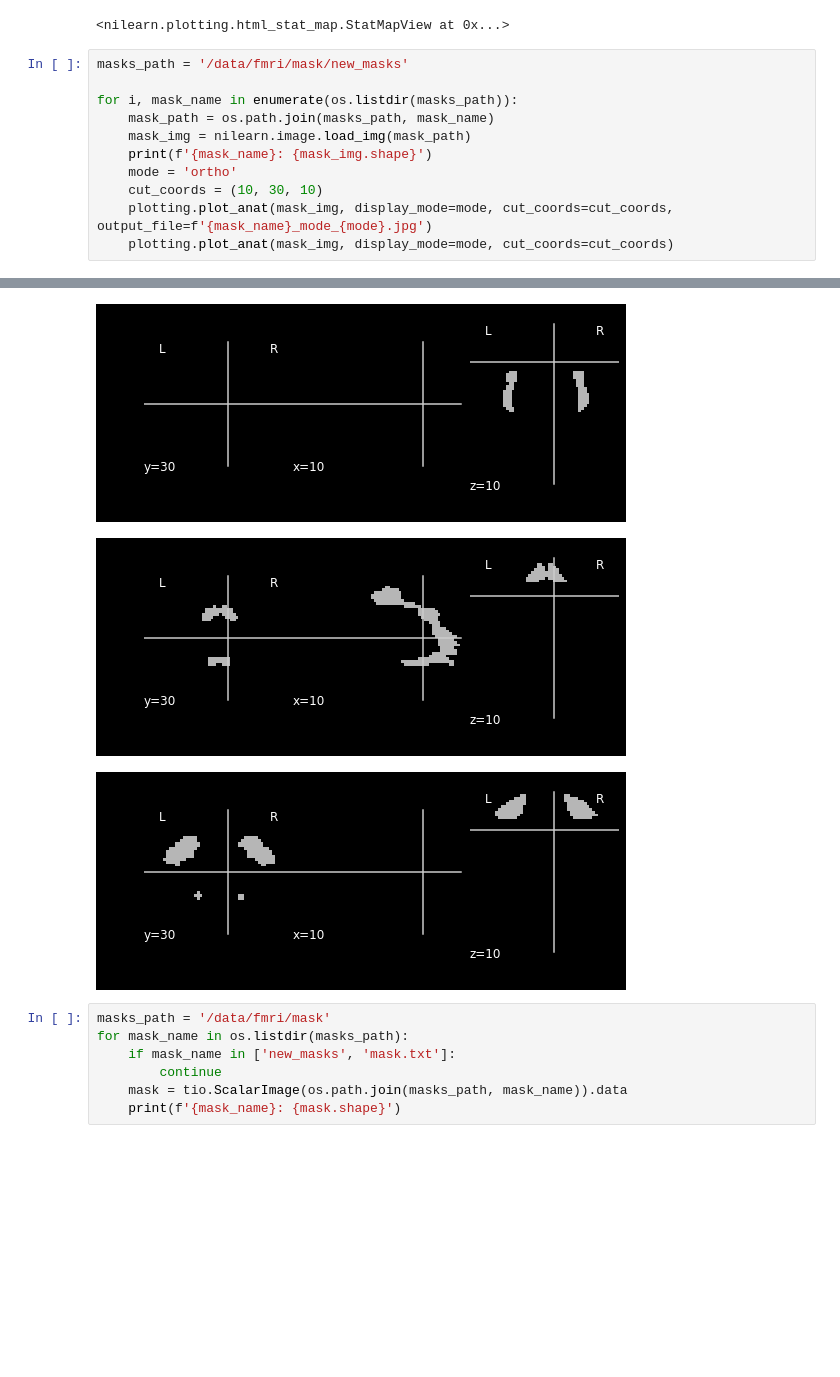
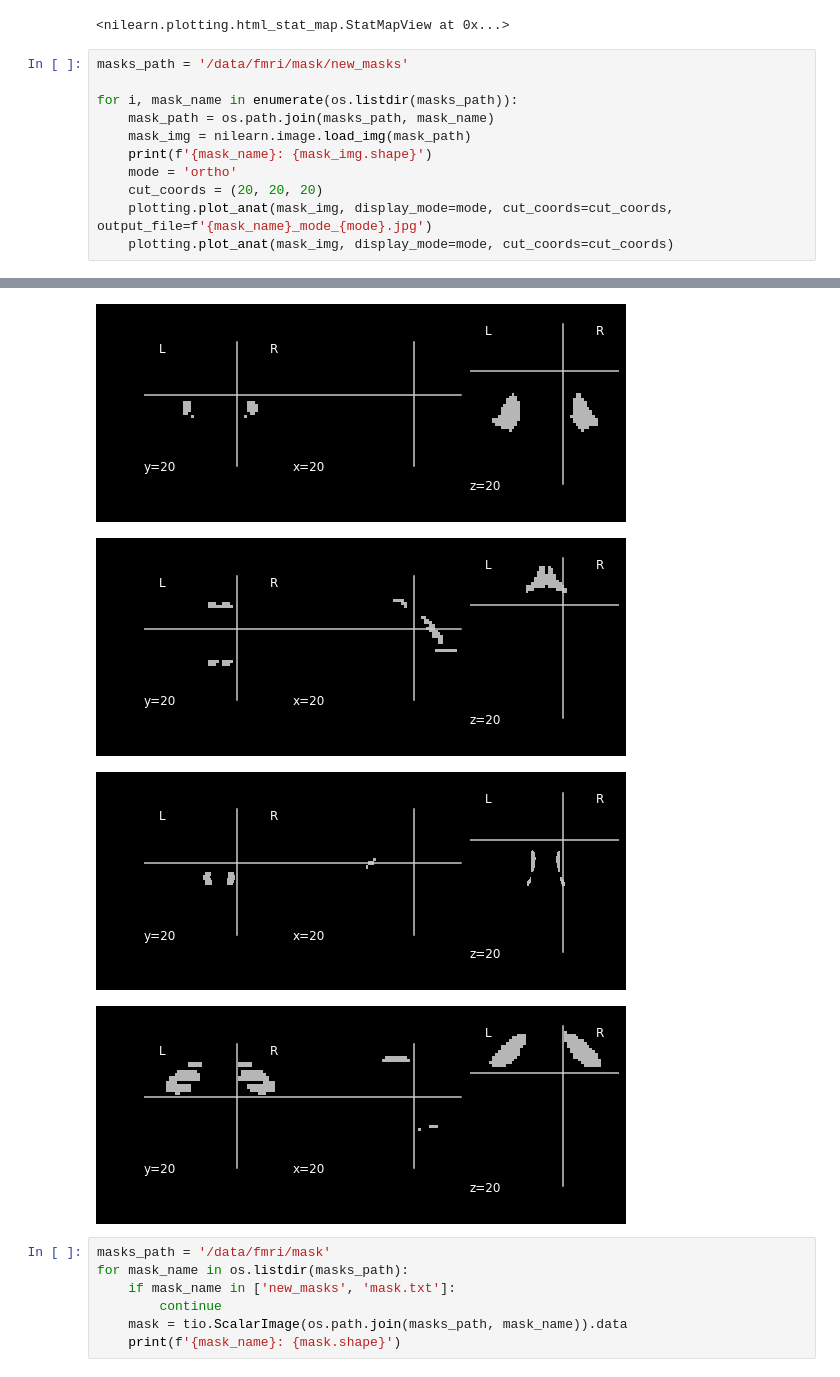
Before and after one commit to asheeshcric/fMRI-TBI, a Jupyter notebook: notebooks/masks_plots.ipynb, the cells around one changed output, grey strips where cells are left out. Drawn from its saved outputs; the diff is of its cells as text; blank space fills up the shorter version.

```diff
--- a/notebooks/masks_plots.ipynb
+++ b/notebooks/masks_plots.ipynb
@@ -47,7 +47,7 @@ for i, mask_name in enumerate(os.listdir(masks_path)):
     mask_img = nilearn.image.load_img(mask_path)
     print(f'{mask_name}: {mask_img.shape}')
     mode = 'ortho'
-    cut_coords = (10, 30, 10)
+    cut_coords = (20, 20, 20)
     plotting.plot_anat(mask_img, display_mode=mode, cut_coords=cut_coords, output_file=f'{mask_name}_mode_{mode}.jpg')
     plotting.plot_anat(mask_img, display_mode=mode, cut_coords=cut_coords)
 # %% [output]
@@ -56,7 +57,8 @@ medialPFC_mask.nii.gz: (54, 64, 50)
 MFG_mask.nii.gz: (54, 64, 50)
-[figure, old version]
+[figure, new version]
-[figure, old version]
+[figure, new version]
-[figure, old version]
+[figure, new version]
+[figure, added]
 # %%
 masks_path = '/data/fmri/mask'
 for mask_name in os.listdir(masks_path):
```
Also changed, not shown: parts of 1 cell of this notebook, 4 other files.
